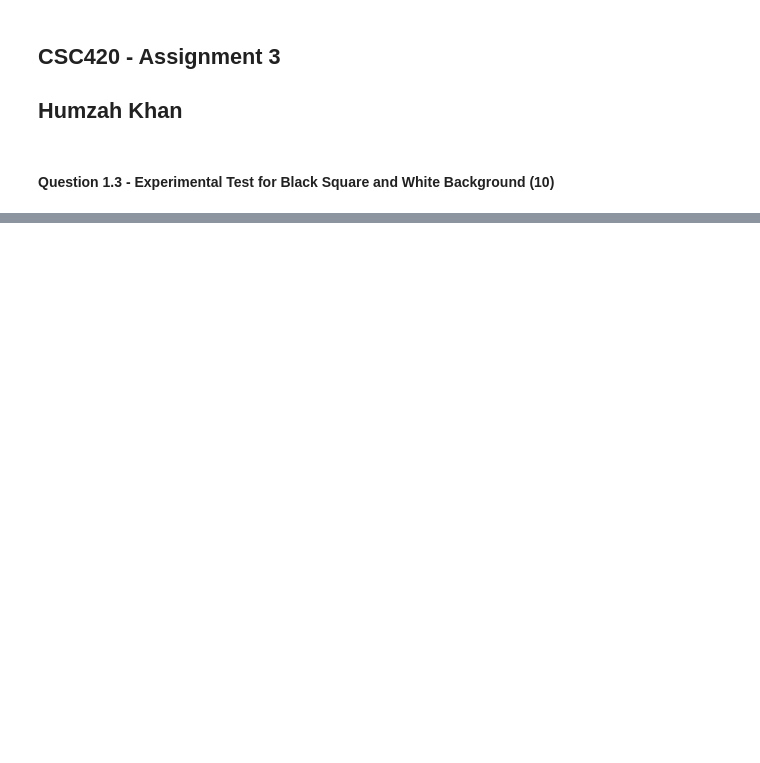
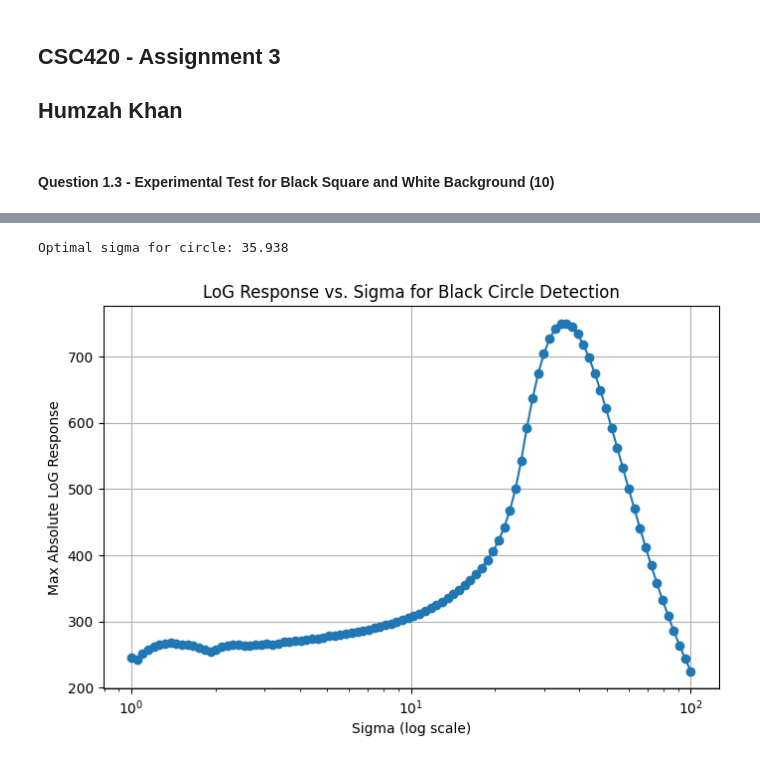
Before and after one commit to humzkhan/CSC420A3, a Jupyter notebook: Q1.ipynb, the cells around one changed output, grey strips where cells are left out. Drawn from its saved outputs; the diff is of its cells as text; code cells hidden in the pictures; blank space fills up the shorter version.

```diff
--- a/Q1.ipynb
+++ b/Q1.ipynb
@@ -99,0 +132,48 @@ plt.show()
+# %%
+def apply_log_filter(image, sigma):
+    """
+    Applies the Laplacian of Gaussian (LoG) filter to an image.
+
+    Parameters:
+        image (numpy array): Input grayscale image.
+        sigma (float): Standard deviation of the Gaussian.
+
+    Returns:
+        response (numpy array): The LoG response image.
+    """
+    # Apply Gaussian Blur
+    blurred = cv2.GaussianBlur(image.astype(np.float64), (0, 0), sigma)
+
+    # Apply Laplacian Operator
+    log_response = cv2.Laplacian(blurred, cv2.CV_64F, ksize=3) * (sigma**2)
+
+    return log_response
+
+# Define sigma values (log-spaced for efficiency)
+sigma_values = np.logspace(0, 2, num=100)  # From 10^0 to 10^2 (i.e., 1 to 100)
+
+# Store responses
+max_responses = []
+
+# Apply LoG filter for different sigmas and track max response
+for sigma in sigma_values:
+    log_image = apply_log_filter(circle_image, sigma)
+    max_response = np.max(np.abs(log_image))  # Measure peak absolute response
+    max_responses.append(max_response)
+
+# Find optimal sigma
+optimal_sigma = sigma_values[np.argmax(max_responses)]
+print(f"Optimal sigma for circle: {optimal_sigma:.3f}")
+
+# Plot response curve
+plt.figure(figsize=(8, 5))
+plt.plot(sigma_values, max_responses, marker='o', linestyle='-')
+plt.xscale("log")  # Log scale for better visualization
+plt.xlabel("Sigma (log scale)")
+plt.ylabel("Max Absolute LoG Response")
+plt.title("LoG Response vs. Sigma for Black Circle Detection")
+plt.grid(True)
+plt.show()
+# %% [output]
+Optimal sigma for circle: 35.938
+[figure, added]
```
Also changed, not shown: parts of 7 cells of this notebook.
